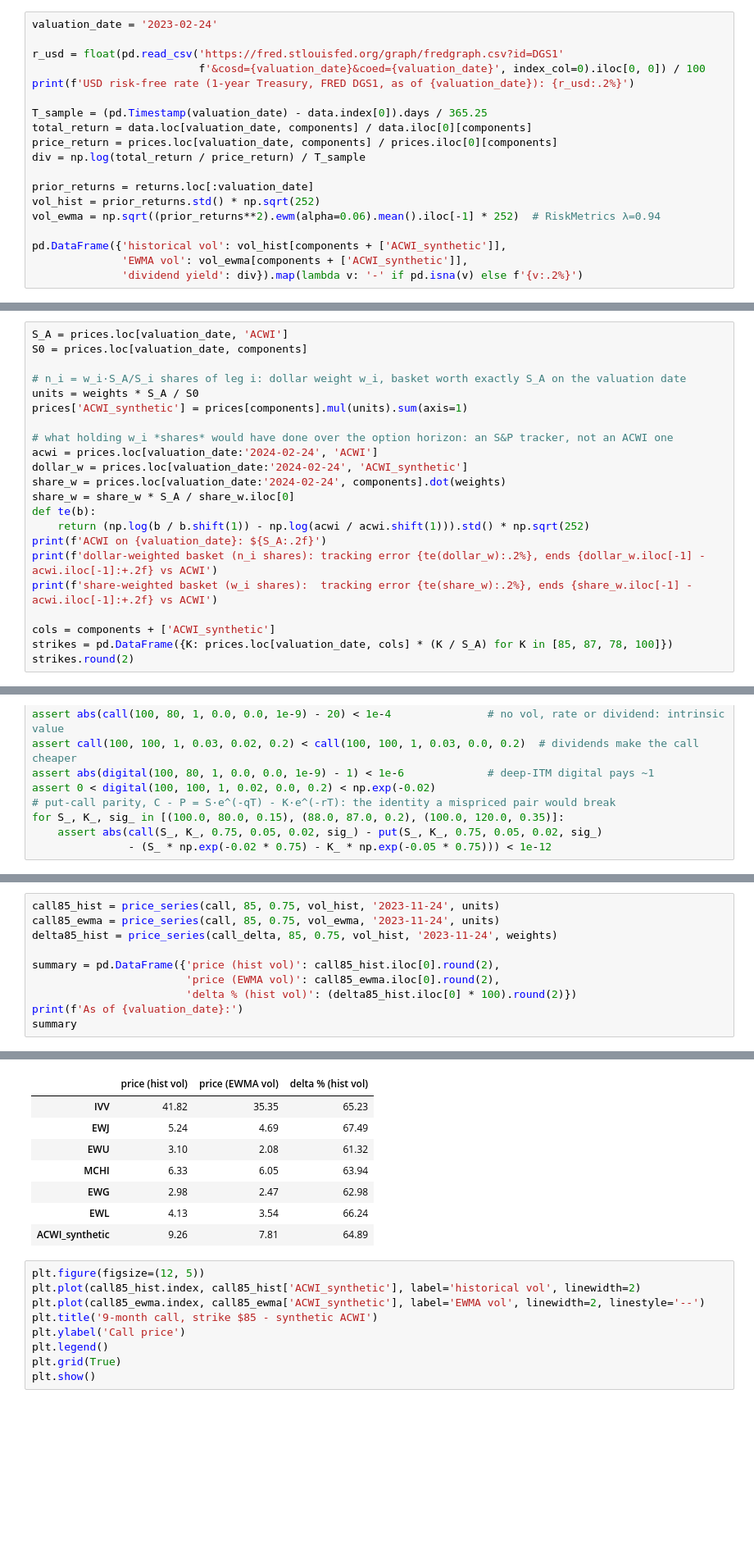
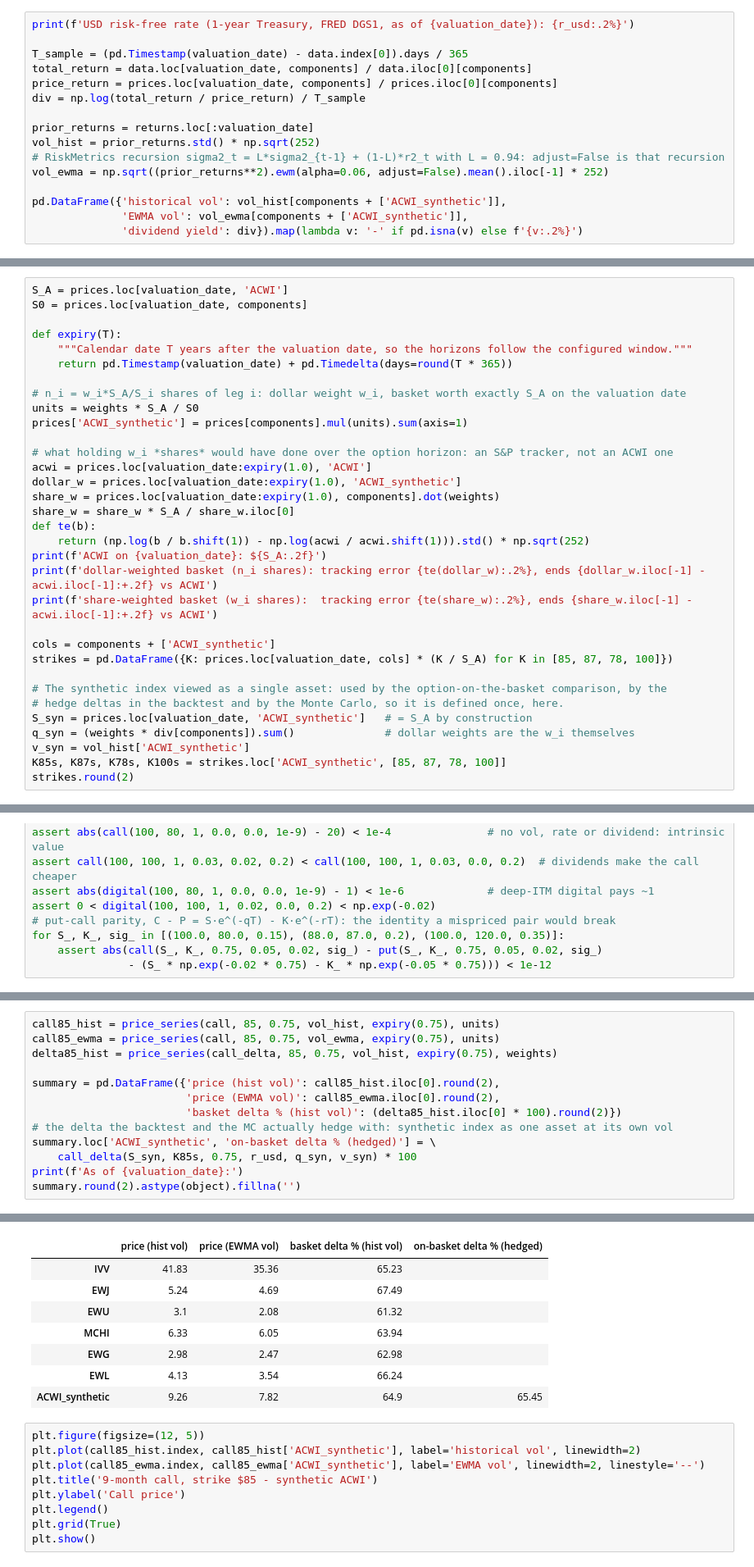
Before and after one commit to Aldo10F/acwi-synthetic-options, a Jupyter notebook: acwi_synthetic_options.ipynb, the cells around one changed output, grey strips where cells are left out. Shown at 82% size. Drawn from its saved outputs; the diff is of its cells as text; blank space fills up the shorter version.

```diff
--- a/acwi_synthetic_options.ipynb
+++ b/acwi_synthetic_options.ipynb
@@ -299,18 +319,15 @@ Everything is estimated with information available on **2023-02-24**:
 # %%
-valuation_date = '2023-02-24'
-
-r_usd = float(pd.read_csv('https://fred.stlouisfed.org/graph/fredgraph.csv?id=DGS1'
-                          f'&cosd={valuation_date}&coed={valuation_date}', index_col=0).iloc[0, 0]) / 100
 print(f'USD risk-free rate (1-year Treasury, FRED DGS1, as of {valuation_date}): {r_usd:.2%}')
 
-T_sample = (pd.Timestamp(valuation_date) - data.index[0]).days / 365.25
+T_sample = (pd.Timestamp(valuation_date) - data.index[0]).days / 365
 total_return = data.loc[valuation_date, components] / data.iloc[0][components]
 price_return = prices.loc[valuation_date, components] / prices.iloc[0][components]
 div = np.log(total_return / price_return) / T_sample
 
 prior_returns = returns.loc[:valuation_date]
 vol_hist = prior_returns.std() * np.sqrt(252)
-vol_ewma = np.sqrt((prior_returns**2).ewm(alpha=0.06).mean().iloc[-1] * 252)  # RiskMetrics λ=0.94
+# RiskMetrics recursion sigma2_t = L*sigma2_{t-1} + (1-L)*r2_t with L = 0.94: adjust=False is that recursion
+vol_ewma = np.sqrt((prior_returns**2).ewm(alpha=0.06, adjust=False).mean().iloc[-1] * 252)
 
 pd.DataFrame({'historical vol': vol_hist[components + ['ACWI_synthetic']],
               'EWMA vol': vol_ewma[components + ['ACWI_synthetic']],
@@ -336,14 +353,18 @@ The regression coefficients are **log-return exposures**, so the tradeable repli
 S_A = prices.loc[valuation_date, 'ACWI']
 S0 = prices.loc[valuation_date, components]
 
-# n_i = w_i·S_A/S_i shares of leg i: dollar weight w_i, basket worth exactly S_A on the valuation date
+def expiry(T):
+    """Calendar date T years after the valuation date, so the horizons follow the configured window."""
+    return pd.Timestamp(valuation_date) + pd.Timedelta(days=round(T * 365))
+
+# n_i = w_i*S_A/S_i shares of leg i: dollar weight w_i, basket worth exactly S_A on the valuation date
 units = weights * S_A / S0
 prices['ACWI_synthetic'] = prices[components].mul(units).sum(axis=1)
 
 # what holding w_i *shares* would have done over the option horizon: an S&P tracker, not an ACWI one
-acwi = prices.loc[valuation_date:'2024-02-24', 'ACWI']
-dollar_w = prices.loc[valuation_date:'2024-02-24', 'ACWI_synthetic']
-share_w = prices.loc[valuation_date:'2024-02-24', components].dot(weights)
+acwi = prices.loc[valuation_date:expiry(1.0), 'ACWI']
+dollar_w = prices.loc[valuation_date:expiry(1.0), 'ACWI_synthetic']
+share_w = prices.loc[valuation_date:expiry(1.0), components].dot(weights)
 share_w = share_w * S_A / share_w.iloc[0]
 def te(b):
     return (np.log(b / b.shift(1)) - np.log(acwi / acwi.shift(1))).std() * np.sqrt(252)
@@ -353,6 +374,13 @@ print(f'share-weighted basket (w_i shares):  tracking error {te(share_w):.2%}, e
 
 cols = components + ['ACWI_synthetic']
 strikes = pd.DataFrame({K: prices.loc[valuation_date, cols] * (K / S_A) for K in [85, 87, 78, 100]})
+
+# The synthetic index viewed as a single asset: used by the option-on-the-basket comparison, by the
+# hedge deltas in the backtest and by the Monte Carlo, so it is defined once, here.
+S_syn = prices.loc[valuation_date, 'ACWI_synthetic']   # = S_A by construction
+q_syn = (weights * div[components]).sum()              # dollar weights are the w_i themselves
+v_syn = vol_hist['ACWI_synthetic']
+K85s, K87s, K78s, K100s = strikes.loc['ACWI_synthetic', [85, 87, 78, 100]]
 strikes.round(2)
 # %% [output]
 ACWI on 2023-02-24: $88.16
@@ -431,23 +461,26 @@ for S_, K_, sig_ in [(100.0, 80.0, 0.15), (88.0, 87.0, 0.2), (100.0, 120.0, 0.35
 # %%
-call85_hist = price_series(call, 85, 0.75, vol_hist, '2023-11-24', units)
-call85_ewma = price_series(call, 85, 0.75, vol_ewma, '2023-11-24', units)
-delta85_hist = price_series(call_delta, 85, 0.75, vol_hist, '2023-11-24', weights)
+call85_hist = price_series(call, 85, 0.75, vol_hist, expiry(0.75), units)
+call85_ewma = price_series(call, 85, 0.75, vol_ewma, expiry(0.75), units)
+delta85_hist = price_series(call_delta, 85, 0.75, vol_hist, expiry(0.75), weights)
 
 summary = pd.DataFrame({'price (hist vol)': call85_hist.iloc[0].round(2),
                         'price (EWMA vol)': call85_ewma.iloc[0].round(2),
-                        'delta % (hist vol)': (delta85_hist.iloc[0] * 100).round(2)})
+                        'basket delta % (hist vol)': (delta85_hist.iloc[0] * 100).round(2)})
+# the delta the backtest and the MC actually hedge with: synthetic index as one asset at its own vol
+summary.loc['ACWI_synthetic', 'on-basket delta % (hedged)'] = \
+    call_delta(S_syn, K85s, 0.75, r_usd, q_syn, v_syn) * 100
 print(f'As of {valuation_date}:')
-summary
+summary.round(2).astype(object).fillna('')
 # %% [output]
 As of 2023-02-24:
-|  | price (hist vol) | price (EWMA vol) | delta % (hist vol) |
-| IVV | 41.82 | 35.35 | 65.23 |
-| EWJ | 5.24 | 4.69 | 67.49 |
-| EWU | 3.10 | 2.08 | 61.32 |
-| MCHI | 6.33 | 6.05 | 63.94 |
-| EWG | 2.98 | 2.47 | 62.98 |
-| EWL | 4.13 | 3.54 | 66.24 |
-| ACWI_synthetic | 9.26 | 7.81 | 64.89 |
+|  | price (hist vol) | price (EWMA vol) | basket delta % (hist vol) | on-basket delta % (hedged) |
+| IVV | 41.83 | 35.36 | 65.23 |  |
+| EWJ | 5.24 | 4.69 | 67.49 |  |
+| EWU | 3.1 | 2.08 | 61.32 |  |
+| MCHI | 6.33 | 6.05 | 63.94 |  |
+| EWG | 2.98 | 2.47 | 62.98 |  |
+| EWL | 4.13 | 3.54 | 66.24 |  |
+| ACWI_synthetic | 9.26 | 7.82 | 64.9 | 65.45 |
 # %%
 plt.figure(figsize=(12, 5))
 plt.plot(call85_hist.index, call85_hist['ACWI_synthetic'], label='historical vol', linewidth=2)
```
Also changed, not shown: parts of 43 cells of this notebook, 4 other files.
